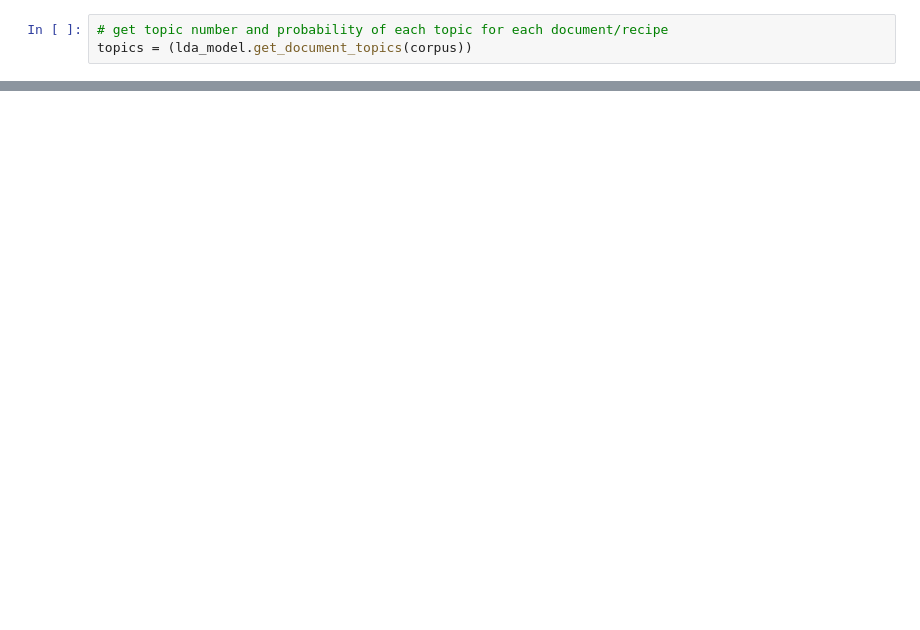
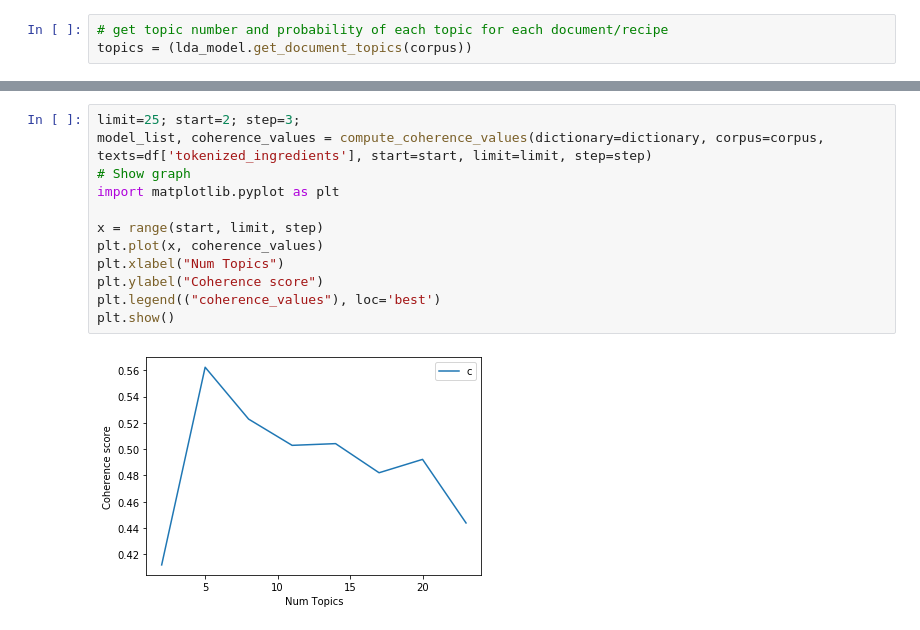
Before and after one commit to kedarvilankar/Confounded-Cuisiner, a Jupyter notebook: TrainCuisineModel.ipynb, the cells around one changed output, grey strips where cells are left out. Cells and saved outputs as stored; diff of their text form; blank space fills up the shorter version.

```diff
--- a/TrainCuisineModel.ipynb
+++ b/TrainCuisineModel.ipynb
@@ -184,0 +259,14 @@ Recipe 9: salt, sweet potatoes, mustard seeds, red chili peppers, garam masala,
+# %%
+limit=25; start=2; step=3;
+model_list, coherence_values = compute_coherence_values(dictionary=dictionary, corpus=corpus, texts=df['tokenized_ingredients'], start=start, limit=limit, step=step)
+# Show graph
+import matplotlib.pyplot as plt
+
+x = range(start, limit, step)
+plt.plot(x, coherence_values)
+plt.xlabel("Num Topics")
+plt.ylabel("Coherence score")
+plt.legend(("coherence_values"), loc='best')
+plt.show()
+# %% [output]
+[figure, added]
```
Also changed, not shown: parts of 11 cells of this notebook, 1 other file.
